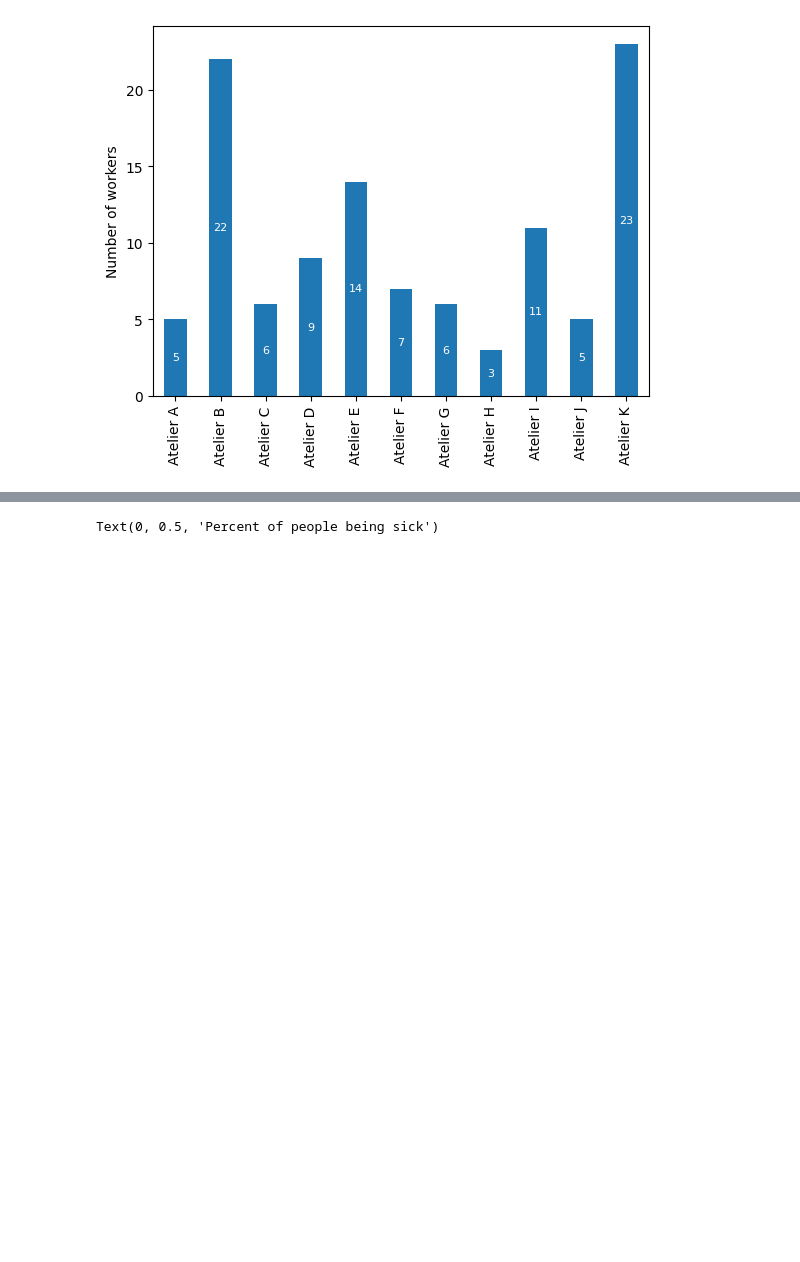
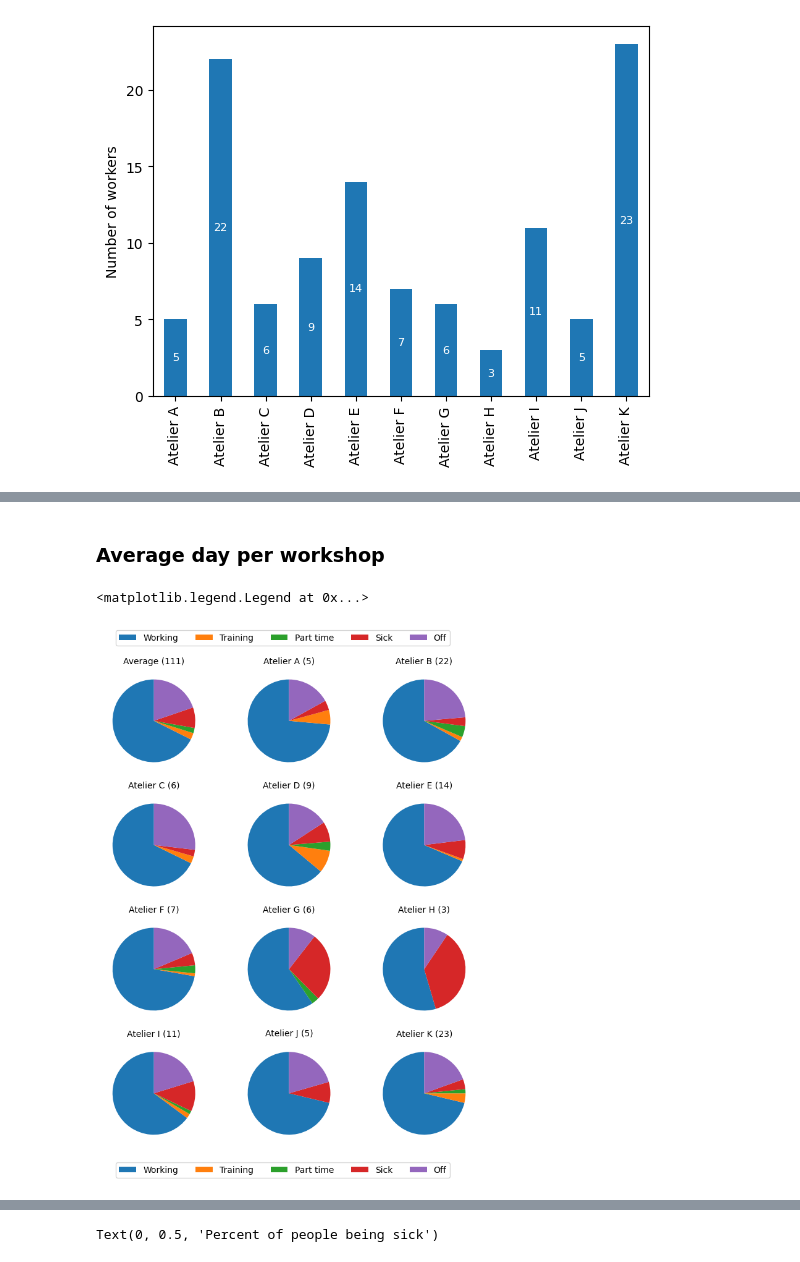
Before and after one commit to Fnor-BE/on-duty-2024, a Jupyter notebook: on-duty.ipynb, the cells around one changed output, grey strips where cells are left out. Cells and saved outputs as stored; diff of their text form; code cells hidden in the pictures; blank space fills up the shorter version.

```diff
--- a/on-duty.ipynb
+++ b/on-duty.ipynb
@@ -156,0 +158,7 @@ Text(0, 0.5, 'Number of workers')
+# %%
+workshop = work_days.groupby(['Atelier', 'Status']).size().unstack(fill_value=0)
+average_row = workshop.mean(axis=0)
+workshop_with_avg = pd.concat([pd.DataFrame([average_row], index=['Average']), workshop])
+workshop_with_avg = normalize_rows(workshop_with_avg)
+workshop_with_avg = reorder_statuses(workshop_with_avg)
+workshop_with_avg
@@ -156,0 +179,35 @@ Text(0, 0.5, 'Number of workers')
+# %% [markdown]
+### Average day per workshop
+# %%
+fig, axes = plt.subplots(4, 3, figsize=(8, 10))
+axes = axes.flatten()
+
+
+
+for i, (row_name, row_data) in enumerate(workshop_with_avg.iterrows()):
+    ax = axes[i]
+    row_data.rename(index=lambda x: "", inplace=True)  # Temporarily hide column headers
+    row_data.plot.pie(ax=ax, startangle=90)
+    if i != 0:
+        title = f'{row_name} ({workshops[row_name]})'
+    else:
+        title = f'{row_name} ({workshops.sum()})'
+    ax.set_title(title, fontsize=10, loc='center')
+    ax.set_ylabel('')
+
+fig.legend(
+    labels=workshop_with_avg.columns,
+    loc='upper center',
+    bbox_to_anchor=(0.5, 0.95),
+    ncol=5,
+)
+
+fig.legend(
+    labels=workshop_with_avg.columns,  # Use the same column headers as legend labels
+    loc='lower center',
+    ncol=5,
+    bbox_to_anchor=(0.5, 0.05),
+)
+# %% [output]
+<matplotlib.legend.Legend at 0x...>
+[figure, added]
```
Also changed, not shown: parts of 24 cells of this notebook.
